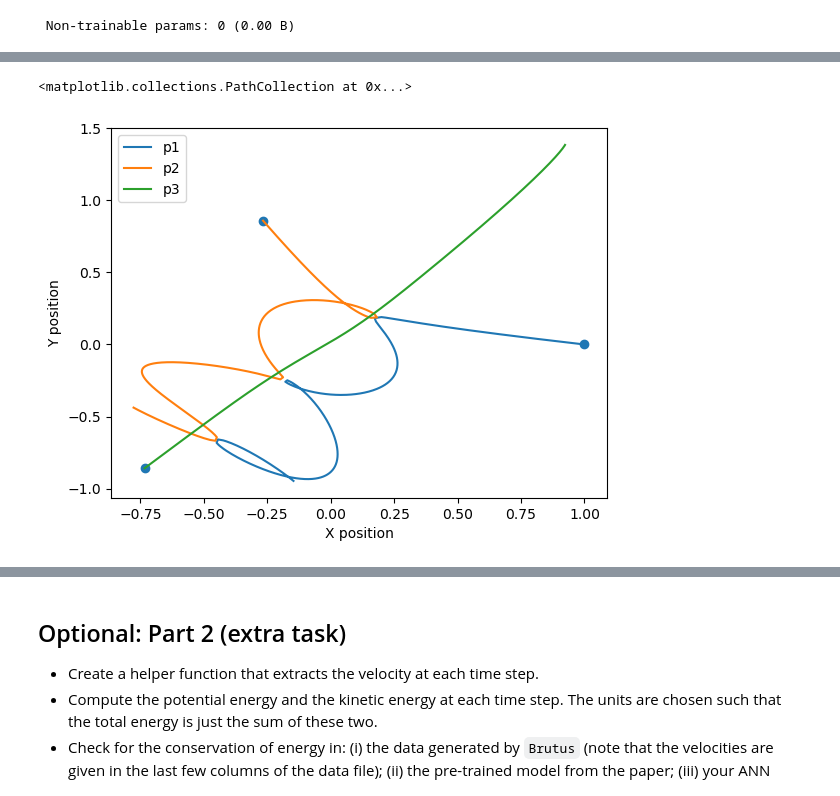
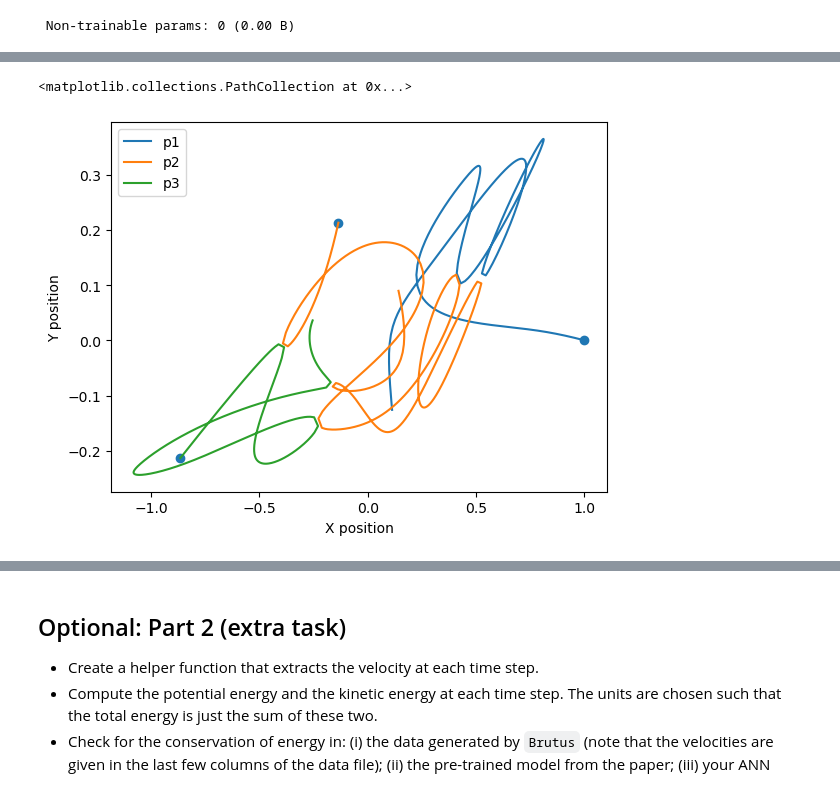
Before and after one commit to wonder-coconut/tif285_project_2, a Jupyter notebook: TIF285_Project2.ipynb, the cells around one changed output, grey strips where cells are left out. Drawn from its saved outputs; the diff is of its cells as text; code cells hidden in the pictures.

```diff
--- a/TIF285_Project2.ipynb
+++ b/TIF285_Project2.ipynb
@@ -146,9 +147,10 @@ def trajectory_checker(): #checks whether the particles get stuck at origin for
 
     c1 = 0 #counters for identifying faulty trajectories
     c2 = 0
+    c3 = 0
 
     for i in data: #looping through trajectories
-
+        valid_trajectory_flag = True
         c2 = 0
         for j in i: #looping through points in trajectory i
 
@@ -167,14 +169,15 @@ def trajectory_checker(): #checks whether the particles get stuck at origin for
                 #print(c1,c2)
                 #print(x1,x2,x3)
                 #print(y1,y2,y3)
+                c3 += 1
                 valid_trajectory_flag = False #invalidate trajectory
                 break
 
             c2 += 1
-            if(valid_trajectory_flag): #if i is a valid (unstuck) trajectory, add to resultant dataset
-                data_res.append(i)
+        if(valid_trajectory_flag): #if i is a valid (unstuck) trajectory, add to resultant dataset
+            data_res.append(i)
         c1 += 1
-
+    print(c3)
     return np.array(data_res)
 # %%
 data = trajectory_checker()
@@ -368,14 +400,14 @@ ax = plot_trajectories(pred_traj[0],pred_traj[1],pred_traj[2])
 # %%
-true_traj = get_trajectories(data_y_train[0])
+true_traj = get_trajectories(data_y_train[10])
 x1 = true_traj[0][0][0]
 y1 = true_traj[0][0][1]
 x2 = true_traj[1][0][0]
 y2 = true_traj[1][0][1]
 x3 = true_traj[2][0][0]
 y3 = true_traj[2][0][1]
 bx = plot_trajectories(true_traj[0],true_traj[1],true_traj[2])
 bx.scatter((x1,x2,x3),(y1,y2,y3))
 # %% [output]
 <matplotlib.collections.PathCollection at 0x...>
-[figure, old version]
+[figure, new version]
 # %%
```
Also changed, not shown: parts of 11 cells of this notebook, 1 other file.
